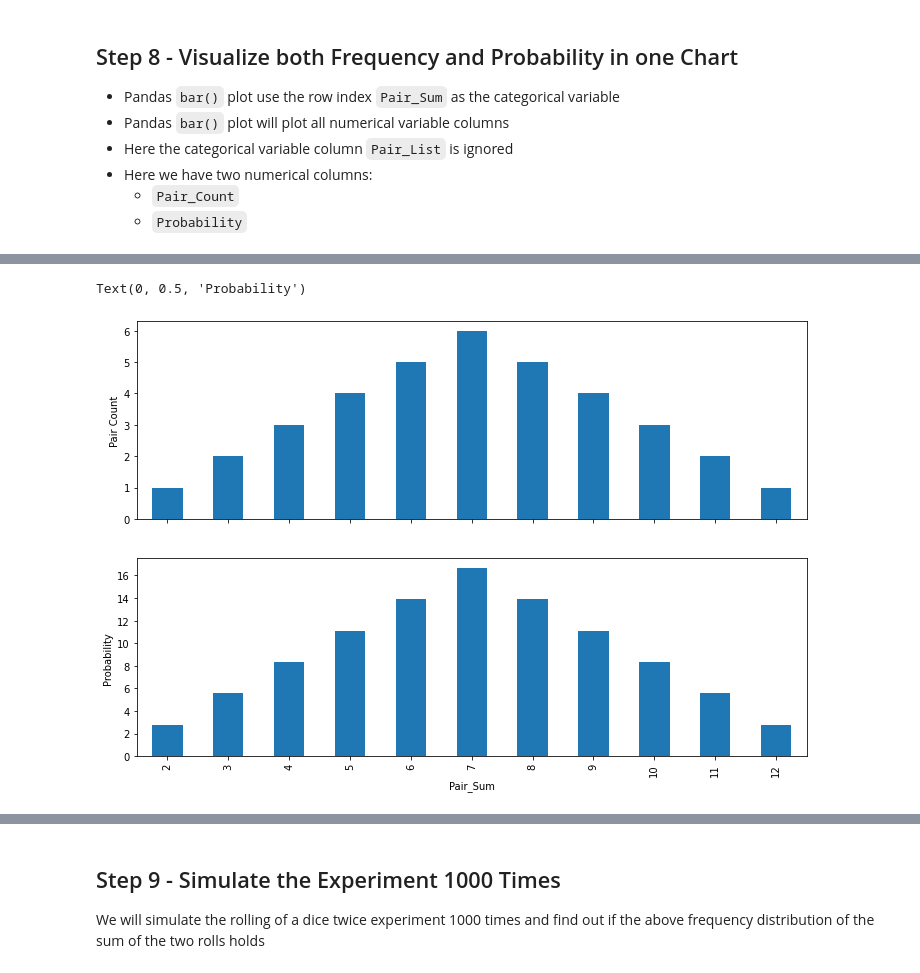
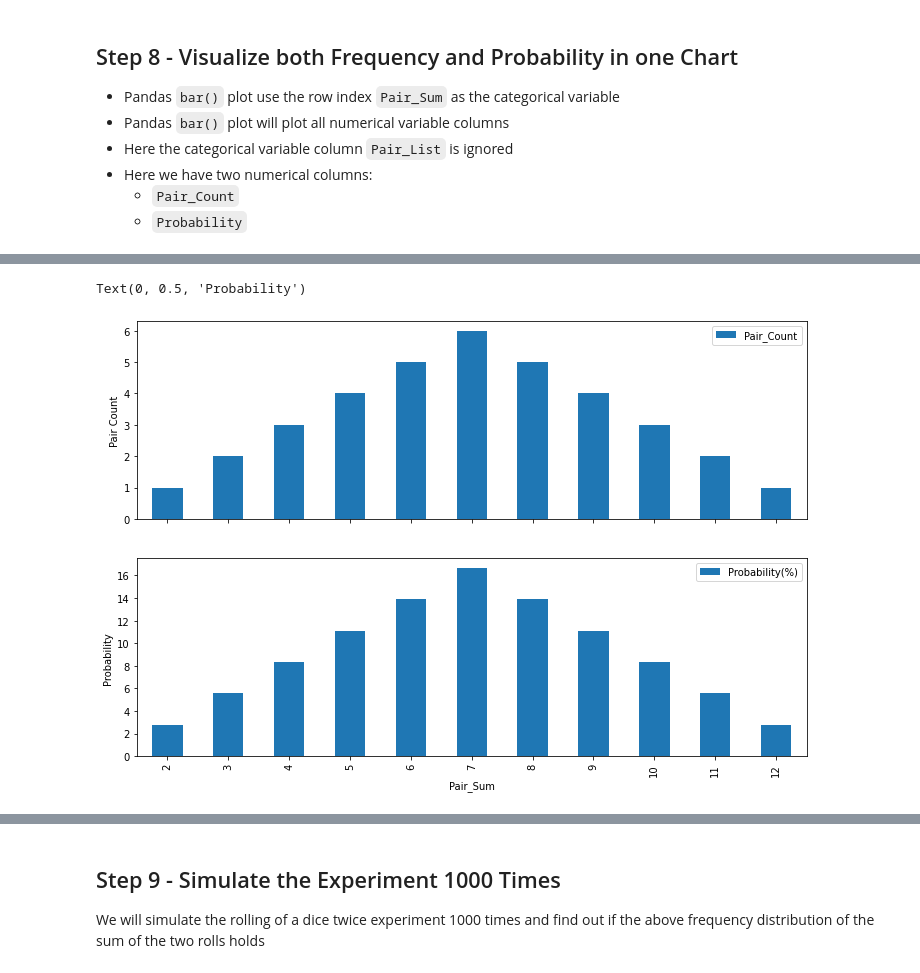
Before and after one commit to DATA-690-SPRING-2022/jay_data690, a Jupyter notebook: roll_dice.ipynb, the cells around one changed output, grey strips where cells are left out. Cells and saved outputs as stored; diff of their text form; code cells hidden in the pictures.

```diff
--- a/roll_dice.ipynb
+++ b/roll_dice.ipynb
@@ -208,11 +216,11 @@ df_agg.plot.bar(figsize=(10,6), title="Frequency & Probability of the Sum of Two
 # %%
 fig, (ax1, ax2) = plt.subplots(2, 1, figsize=(12,8), sharex=True)
 
-df_agg["Pair_Count"].plot.bar(ax=ax1)
+df_agg.plot.bar(ax=ax1, x="Pair_Sum", y="Pair_Count")
 ax1.set_ylabel("Pair Count")
 
-df_agg["Probability(%)"].plot.bar(ax=ax2)
+df_agg.plot.bar(ax=ax2, x="Pair_Sum", y="Probability(%)")
 ax2.set_ylabel("Probability")
 # %% [output]
 Text(0, 0.5, 'Probability')
-[figure, old version]
+[figure, new version]
```
Also changed, not shown: parts of 19 cells of this notebook.
